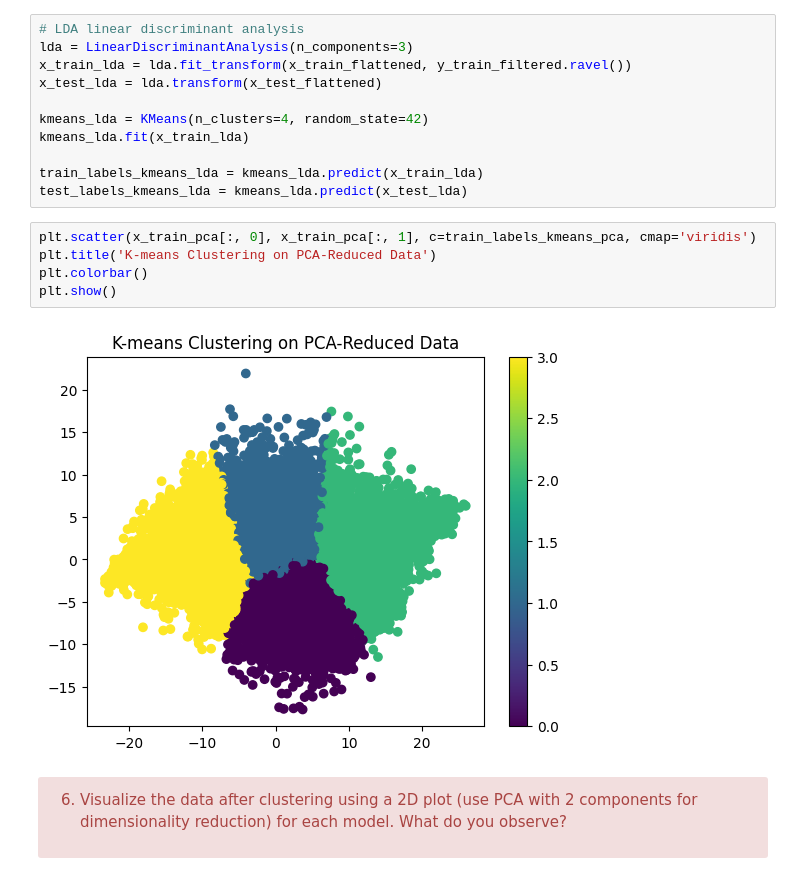
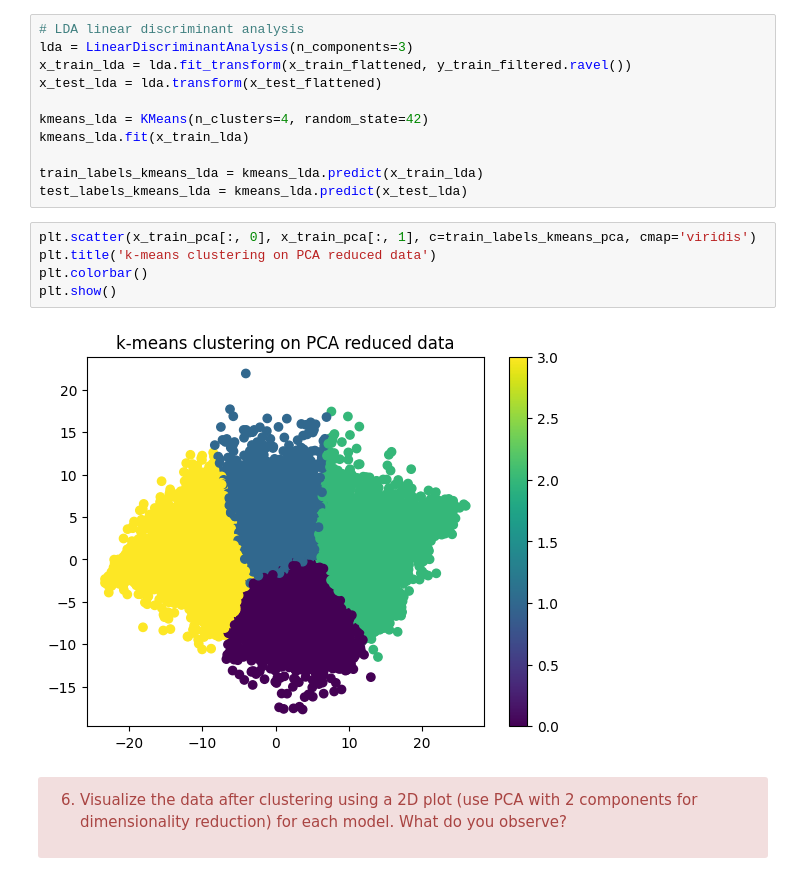
Before and after one commit to amaliahm/machine_learning_tps, a Jupyter notebook: TP5.ipynb, the cells around one changed output. Drawn from its saved outputs; the diff is of its cells as text.

```diff
--- a/TP5.ipynb
+++ b/TP5.ipynb
@@ -167,11 +169,11 @@ train_labels_kmeans_lda = kmeans_lda.predict(x_train_lda)
 test_labels_kmeans_lda = kmeans_lda.predict(x_test_lda)
 # %%
 plt.scatter(x_train_pca[:, 0], x_train_pca[:, 1], c=train_labels_kmeans_pca, cmap='viridis')
-plt.title('K-means Clustering on PCA-Reduced Data')
+plt.title('k-means clustering on PCA reduced data')
 plt.colorbar()
 plt.show()
 # %% [output]
-[figure, old version]
+[figure, new version]
 # %% [markdown]
 <div class="alert alert-block alert-danger">
 
```
Also changed, not shown: parts of 16 cells of this notebook.
